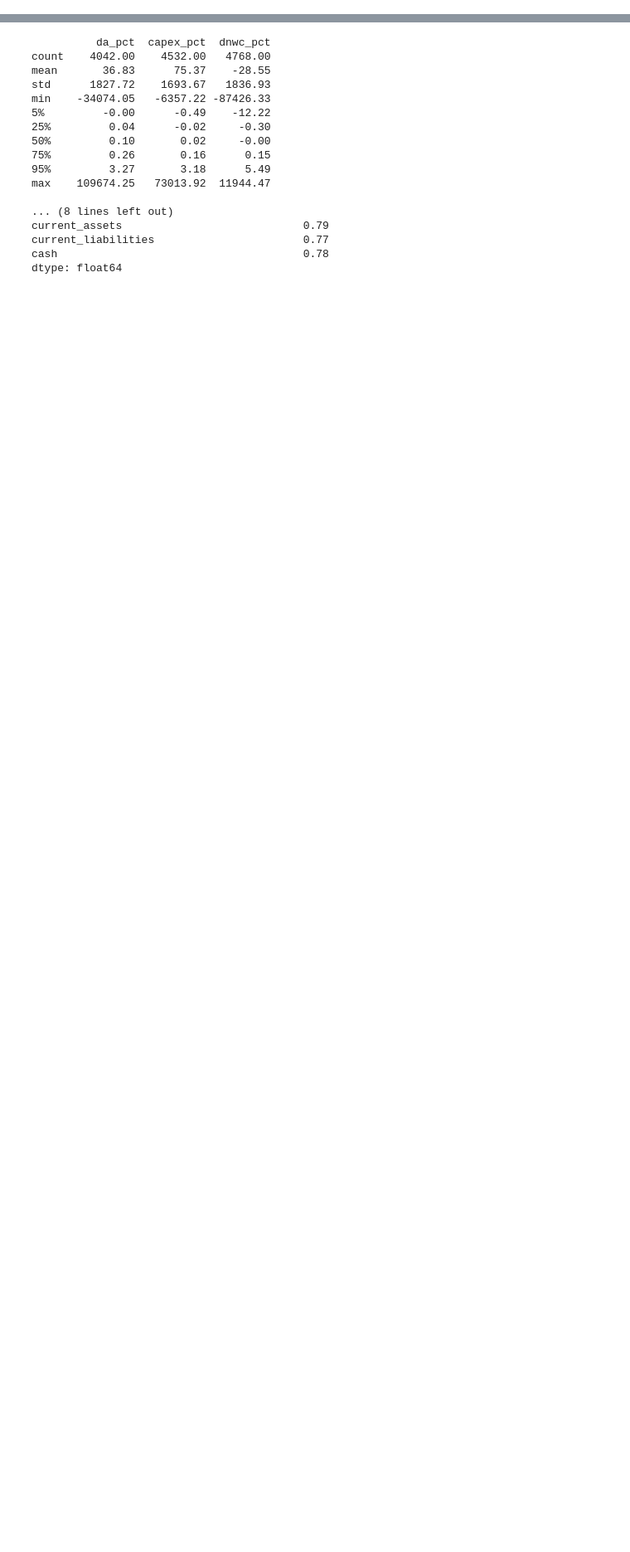
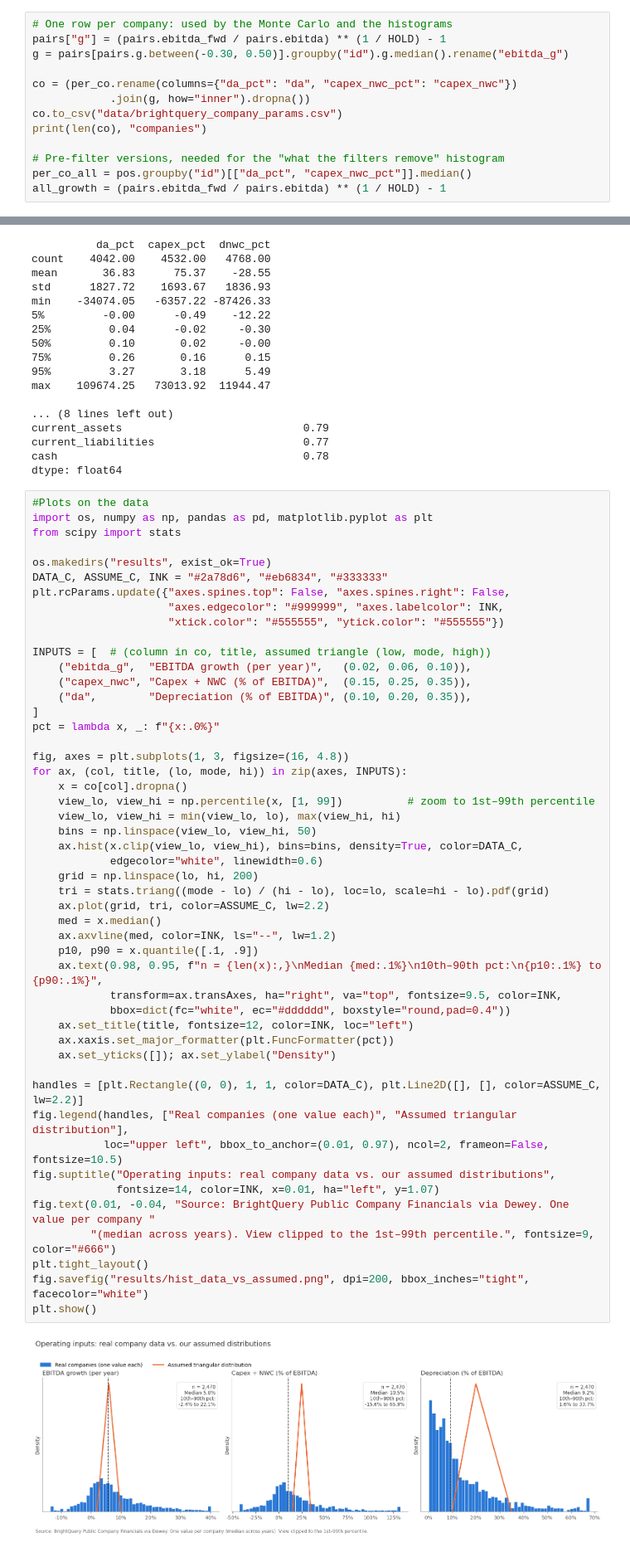
Before and after one commit to letitias/orie4999_lboresearch, a Jupyter notebook: dewey_data_exploration.ipynb, the cells around one changed output, grey strips where cells are left out. Shown at 83% size. Drawn from its saved outputs; the diff is of its cells as text; blank space fills up the shorter version.

Commit message:
Normalizing the distributions

```diff
--- a/dewey_data_exploration.ipynb
+++ b/dewey_data_exploration.ipynb
@@ -67,3 +67,16 @@ stats.to_csv("results/brightquery_ranges.csv")
 ebitda_growth  39848.0 -0.063  0.053  0.242
 da_pct          2539.0  0.016  0.091  0.337
 capex_nwc_pct   2539.0 -0.161  0.105  0.677
+# %%
+# One row per company: used by the Monte Carlo and the histograms
+pairs["g"] = (pairs.ebitda_fwd / pairs.ebitda) ** (1 / HOLD) - 1
+g = pairs[pairs.g.between(-0.30, 0.50)].groupby("id").g.median().rename("ebitda_g")
+
+co = (per_co.rename(columns={"da_pct": "da", "capex_nwc_pct": "capex_nwc"})
+            .join(g, how="inner").dropna())
+co.to_csv("data/brightquery_company_params.csv")
+print(len(co), "companies")
+
+# Pre-filter versions, needed for the "what the filters remove" histogram
+per_co_all = pos.groupby("id")[["da_pct", "capex_nwc_pct"]].median()
+all_growth = (pairs.ebitda_fwd / pairs.ebitda) ** (1 / HOLD) - 1
@@ -182,3 +197,54 @@ current_assets                            0.79
 current_liabilities                       0.77
 cash                                      0.78
 dtype: float64
+# %%
+#Plots on the data
+import os, numpy as np, pandas as pd, matplotlib.pyplot as plt
+from scipy import stats
+
+os.makedirs("results", exist_ok=True)
+DATA_C, ASSUME_C, INK = "#2a78d6", "#eb6834", "#333333"
+plt.rcParams.update({"axes.spines.top": False, "axes.spines.right": False,
+                     "axes.edgecolor": "#999999", "axes.labelcolor": INK,
+                     "xtick.color": "#555555", "ytick.color": "#555555"})
+
+INPUTS = [  # (column in co, title, assumed triangle (low, mode, high))
+    ("ebitda_g",  "EBITDA growth (per year)",   (0.02, 0.06, 0.10)),
+    ("capex_nwc", "Capex + NWC (% of EBITDA)",  (0.15, 0.25, 0.35)),
+    ("da",        "Depreciation (% of EBITDA)", (0.10, 0.20, 0.35)),
+]
+pct = lambda x, _: f"{x:.0%}"
+
+fig, axes = plt.subplots(1, 3, figsize=(16, 4.8))
+for ax, (col, title, (lo, mode, hi)) in zip(axes, INPUTS):
+    x = co[col].dropna()
+    view_lo, view_hi = np.percentile(x, [1, 99])          # zoom to 1st–99th percentile
+    view_lo, view_hi = min(view_lo, lo), max(view_hi, hi)
+    bins = np.linspace(view_lo, view_hi, 50)
+    ax.hist(x.clip(view_lo, view_hi), bins=bins, density=True, color=DATA_C,
+            edgecolor="white", linewidth=0.6)
+    grid = np.linspace(lo, hi, 200)
+    tri = stats.triang((mode - lo) / (hi - lo), loc=lo, scale=hi - lo).pdf(grid)
+    ax.plot(grid, tri, color=ASSUME_C, lw=2.2)
+    med = x.median()
+    ax.axvline(med, color=INK, ls="--", lw=1.2)
+    p10, p90 = x.quantile([.1, .9])
+    ax.text(0.98, 0.95, f"n = {len(x):,}\nMedian {med:.1%}\n10th–90th pct:\n{p10:.1%} to {p90:.1%}",
+            transform=ax.transAxes, ha="right", va="top", fontsize=9.5, color=INK,
+            bbox=dict(fc="white", ec="#dddddd", boxstyle="round,pad=0.4"))
+    ax.set_title(title, fontsize=12, color=INK, loc="left")
+    ax.xaxis.set_major_formatter(plt.FuncFormatter(pct))
+    ax.set_yticks([]); ax.set_ylabel("Density")
+
+handles = [plt.Rectangle((0, 0), 1, 1, color=DATA_C), plt.Line2D([], [], color=ASSUME_C, lw=2.2)]
+fig.legend(handles, ["Real companies (one value each)", "Assumed triangular distribution"],
+           loc="upper left", bbox_to_anchor=(0.01, 0.97), ncol=2, frameon=False, fontsize=10.5)
+fig.suptitle("Operating inputs: real company data vs. our assumed distributions",
+             fontsize=14, color=INK, x=0.01, ha="left", y=1.07)
+fig.text(0.01, -0.04, "Source: BrightQuery Public Company Financials via Dewey. One value per company "
+         "(median across years). View clipped to the 1st–99th percentile.", fontsize=9, color="#666")
+plt.tight_layout()
+fig.savefig("results/hist_data_vs_assumed.png", dpi=200, bbox_inches="tight", facecolor="white")
+plt.show()
+# %% [output]
+[figure, added]
```
Also changed, not shown: parts of 3 cells of this notebook, 5 other files.
